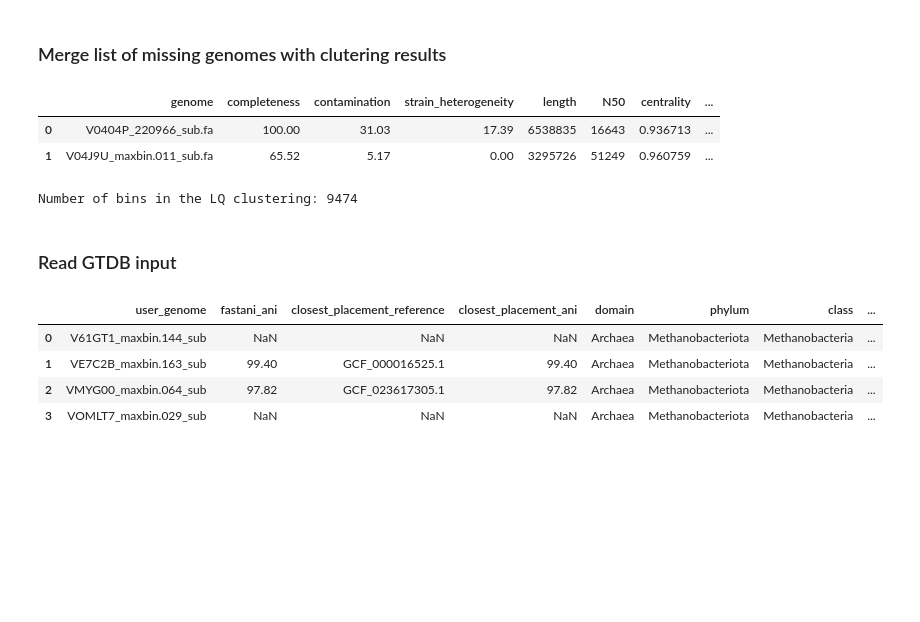
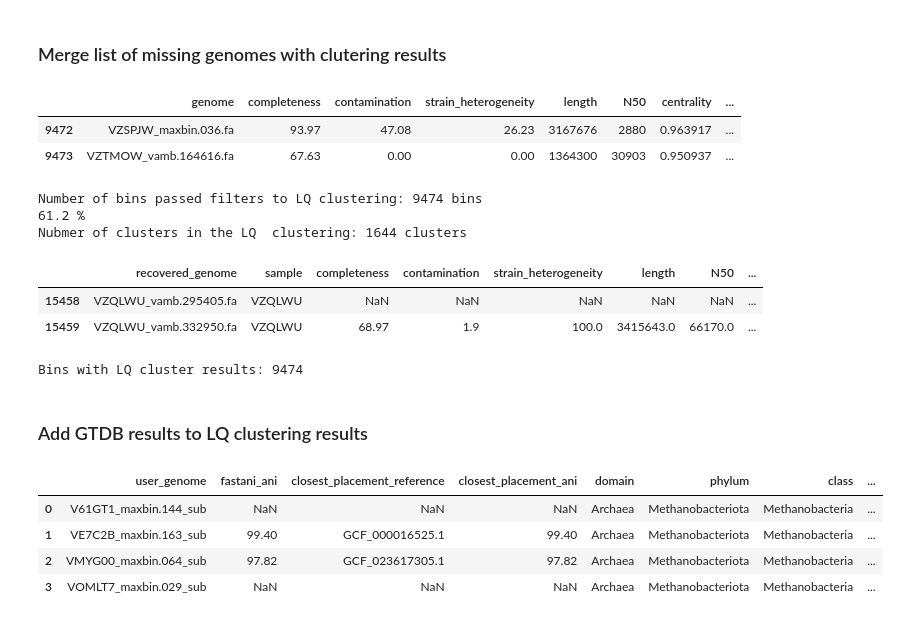
Before and after one commit to Chartiza/2023_LQ_clustering_add, a Jupyter notebook: MRG_all.ipynb, the cells around one changed output. Drawn from its saved outputs; the diff is of its cells as text; code cells hidden in the pictures; blank space fills up the shorter version.

Commit message:
combine LQ & HQ clustering bins

```diff
--- a/MRG_all.ipynb
+++ b/MRG_all.ipynb
@@ -44,23 +66,41 @@ Total number of bins: 85943
 # %%
 cdb = pd.read_csv('input/Cdb.csv')
 cdb = cdb[['genome', 'primary_cluster','original_secondary_cluster', 'secondary_cluster']]
 cdb['part'] = 'LQ_clusterings'
 cdb['primary_cluster'] = 'LQ-'+cdb['primary_cluster'].astype(str)
 cdb['secondary_cluster'] = 'LQ-'+cdb['secondary_cluster'].astype(str)
 # read info about completeness and contamination
 gen = pd.read_csv('input/genomeInformation.csv')
 mrg = pd.merge(gen, cdb, on='genome', how='inner')
-mrg.head(2)
+mrg.tail(2)
 # %% [output]
 |  | genome | completeness | contamination | strain_heterogeneity | length | N50 | centrality | ... |
-| 0 | V0404P_220966_sub.fa | 100.00 | 31.03 | 17.39 | 6538835 | 16643 | 0.936713 | ... |
-| 1 | V04J9U_maxbin.011_sub.fa | 65.52 | 5.17 | 0.00 | 3295726 | 51249 | 0.960759 | ... |
+| 9472 | VZSPJW_maxbin.036.fa | 93.97 | 47.08 | 26.23 | 3167676 | 2880 | 0.963917 | ... |
+| 9473 | VZTMOW_vamb.164616.fa | 67.63 | 0.00 | 0.00 | 1364300 | 30903 | 0.950937 | ... |
-# %%
-print('Number of bins in the LQ clustering:', len(mrg))
-# %% [output]
-Number of bins in the LQ clustering: 9474
-# %% [markdown]
-### Read GTDB input
+# %%
+# Write stats
+print('Number of bins passed filters to LQ clustering:', len(mrg), 'bins')
+prc = str(len(mrg)/len(missing_bins)*100)[0:4]
+print(prc,'%')
+print('Nubmer of clusters in the LQ  clustering:', len(mrg['secondary_cluster'].unique()), 'clusters')
+# %% [output]
+Number of bins passed filters to LQ clustering: 9474 bins
+61.2 %
+Nubmer of clusters in the LQ  clustering: 1644 clusters
+# %%
+miss_all_ClInfo = missing_bins.merge(mrg, left_on='recovered_genome', right_on='genome', how='left')
+miss_all_ClInfo = miss_all_ClInfo.drop(['genome'], axis=1)
+miss_all_ClInfo.tail(2)
+# %% [output]
+|  | recovered_genome | sample | completeness | contamination | strain_heterogeneity | length | N50 | ... |
+| 15458 | VZQLWU_vamb.295405.fa | VZQLWU | NaN | NaN | NaN | NaN | NaN | ... |
+| 15459 | VZQLWU_vamb.332950.fa | VZQLWU | 68.97 | 1.9 | 100.0 | 3415643.0 | 66170.0 | ... |
+# %%
+print('Bins with LQ cluster results:', len(miss_all_ClInfo[miss_all_ClInfo['secondary_cluster'].notnull()]))
+# %% [output]
+Bins with LQ cluster results: 9474
+# %% [markdown]
+### Add GTDB results to LQ clustering results
 # %%
 ar = pd.read_csv('input/gtdbtk.ar53.summary.tsv', sep='\t')
 ar = ar[['user_genome','classification','fastani_ani','closest_placement_reference','closest_placement_ani']]
```
Also changed, not shown: parts of 19 cells of this notebook, 2 other files.
